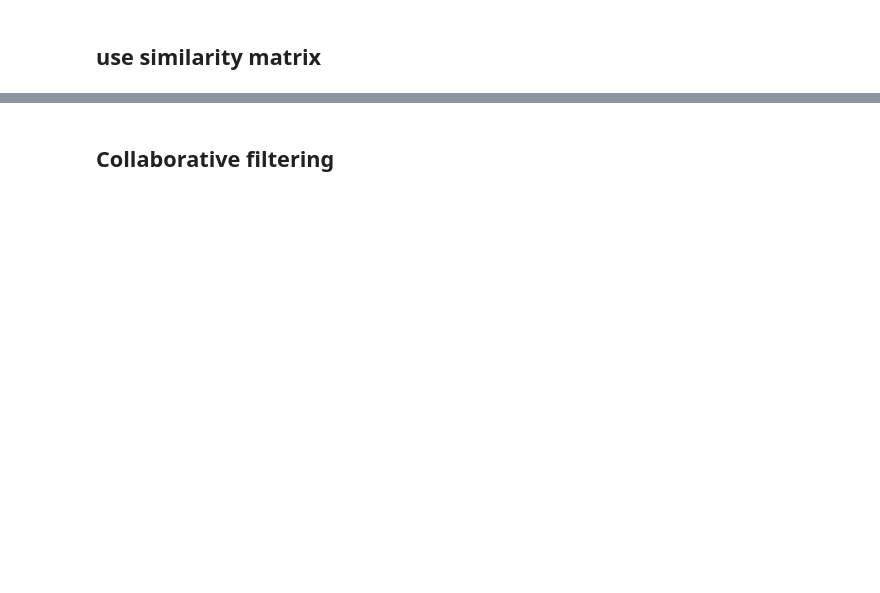
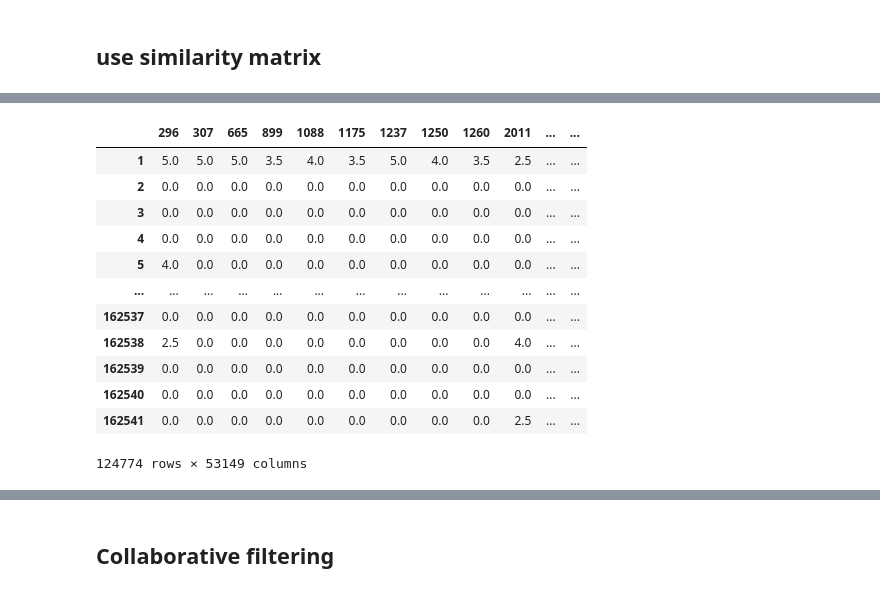
Before and after one commit to yaskarimi/movie-recommendation, a Jupyter notebook: sim.ipynb, the cells around one changed output, grey strips where cells are left out. Cells and saved outputs as stored; diff of their text form; code cells hidden in the pictures; blank space fills up the shorter version.

```diff
--- a/sim.ipynb
+++ b/sim.ipynb
@@ -95,3 +87,19 @@ print(user_item_matrix)
 
 df = pd.DataFrame(data=user_item_matrix, index=[unique_users],
                   columns=[unique_items])
+# %%
+df
+# %% [output]
+|  | 296 | 307 | 665 | 899 | 1088 | 1175 | 1237 | 1250 | 1260 | 2011 | ... | ... |
+| 1 | 5.0 | 5.0 | 5.0 | 3.5 | 4.0 | 3.5 | 5.0 | 4.0 | 3.5 | 2.5 | ... | ... |
+| 2 | 0.0 | 0.0 | 0.0 | 0.0 | 0.0 | 0.0 | 0.0 | 0.0 | 0.0 | 0.0 | ... | ... |
+| 3 | 0.0 | 0.0 | 0.0 | 0.0 | 0.0 | 0.0 | 0.0 | 0.0 | 0.0 | 0.0 | ... | ... |
+| 4 | 0.0 | 0.0 | 0.0 | 0.0 | 0.0 | 0.0 | 0.0 | 0.0 | 0.0 | 0.0 | ... | ... |
+| 5 | 4.0 | 0.0 | 0.0 | 0.0 | 0.0 | 0.0 | 0.0 | 0.0 | 0.0 | 0.0 | ... | ... |
+| ... | ... | ... | ... | ... | ... | ... | ... | ... | ... | ... | ... | ... |
+| 162537 | 0.0 | 0.0 | 0.0 | 0.0 | 0.0 | 0.0 | 0.0 | 0.0 | 0.0 | 0.0 | ... | ... |
+| 162538 | 2.5 | 0.0 | 0.0 | 0.0 | 0.0 | 0.0 | 0.0 | 0.0 | 0.0 | 4.0 | ... | ... |
+| 162539 | 0.0 | 0.0 | 0.0 | 0.0 | 0.0 | 0.0 | 0.0 | 0.0 | 0.0 | 0.0 | ... | ... |
+| 162540 | 0.0 | 0.0 | 0.0 | 0.0 | 0.0 | 0.0 | 0.0 | 0.0 | 0.0 | 0.0 | ... | ... |
+| 162541 | 0.0 | 0.0 | 0.0 | 0.0 | 0.0 | 0.0 | 0.0 | 0.0 | 0.0 | 2.5 | ... | ... |
+124774 rows × 53149 columns
```
Also changed, not shown: parts of 43 cells of this notebook.
